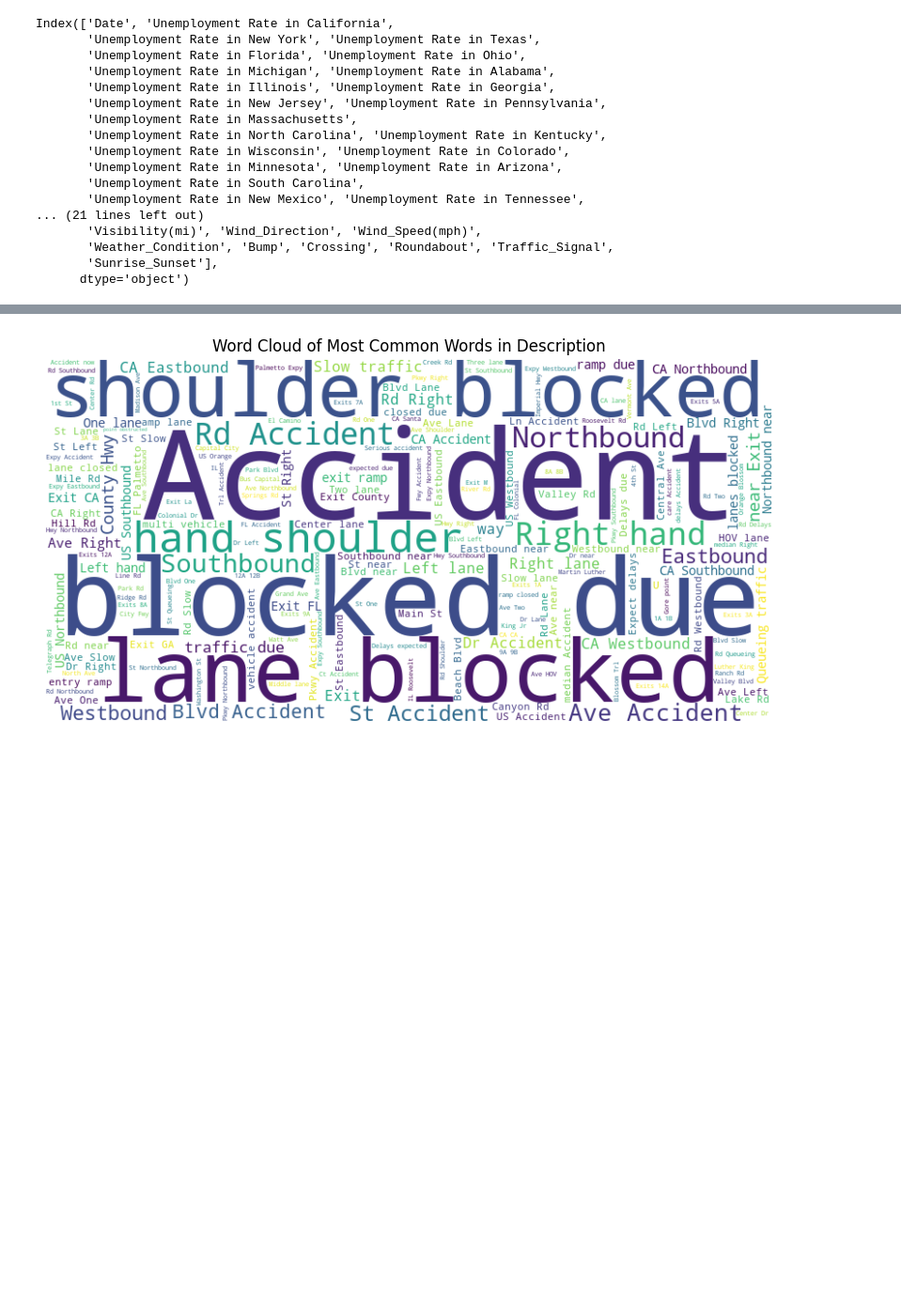
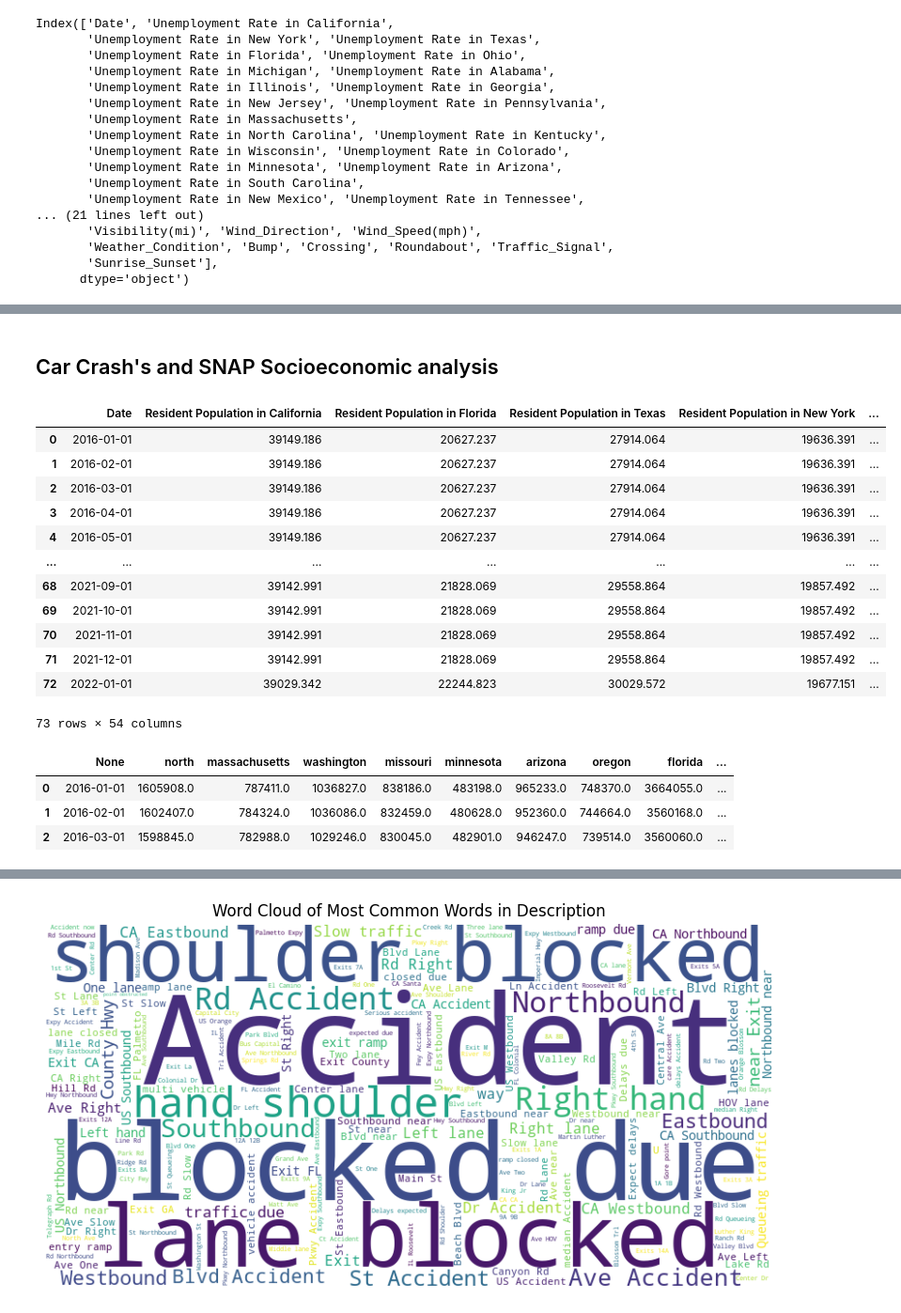
Before and after one commit to MatthewKolotylo/Car-Crash-Analytics-, a Jupyter notebook: Project Master Copy.ipynb, the cells around one changed output, grey strips where cells are left out. Shown at 94% size. Drawn from its saved outputs; the diff is of its cells as text; code cells hidden in the pictures; blank space fills up the shorter version.

```diff
--- a/Project Master Copy.ipynb
+++ b/Project Master Copy.ipynb
@@ -450,3 +450,11 @@ snap_df.head(3)
 | 1981-03-01 | 641269.0 | 453040.0 | 282814.0 | 392795.0 | ... |
 # %% [markdown]
 ## Fred Data Cleaning
+# %%
+#filting data to only include 2016-2022 and making a date column
+population_df.reset_index(inplace=True)
+population_df = population_df[population_df['index'].dt.year >= 2016]
+population_df.rename(columns={'index':'Date'}, inplace=True)
+population_df.reset_index(drop=True,inplace=True)
+
+population_df.head(3)
@@ -885,3 +881,42 @@ states_mhhi_df
 #merged_df = pd.merge(unemployment_df, car_crash_df, on='date', how='inner')
 # %%
 #Do various areas with low socioeconomic status and income affect car accidents in any way? (correlation between the amount or severity of accidents and income/demographics)
+# %% [markdown]
+## Car Crash's and SNAP Socioeconomic analysis
+# %%
+# Interpolate resident population data for each month
+start_date = pd.to_datetime('2016-01-01')
+end_date = pd.to_datetime('2022-01-01')
+
+monthly_dates = pd.date_range(start=start_date, end=end_date, freq='MS')
+population_df.set_index('Date', inplace=True)
+expanded_df = population_df.reindex(monthly_dates)
+expanded_df.ffill(inplace=True)
+
+
+#making date column for expanded_df
+expanded_df.reset_index(inplace=True)
+expanded_df.rename(columns={'index':'Date'}, inplace=True)
+# %%
+expanded_df
+# %% [output]
+|  | Date | Resident Population in California | Resident Population in Florida | Resident Population in Texas | Resident Population in New York | ... |
+| 0 | 2016-01-01 | 39149.186 | 20627.237 | 27914.064 | 19636.391 | ... |
+| 1 | 2016-02-01 | 39149.186 | 20627.237 | 27914.064 | 19636.391 | ... |
+| 2 | 2016-03-01 | 39149.186 | 20627.237 | 27914.064 | 19636.391 | ... |
+| 3 | 2016-04-01 | 39149.186 | 20627.237 | 27914.064 | 19636.391 | ... |
+| 4 | 2016-05-01 | 39149.186 | 20627.237 | 27914.064 | 19636.391 | ... |
+| ... | ... | ... | ... | ... | ... | ... |
+| 68 | 2021-09-01 | 39142.991 | 21828.069 | 29558.864 | 19857.492 | ... |
+| 69 | 2021-10-01 | 39142.991 | 21828.069 | 29558.864 | 19857.492 | ... |
+| 70 | 2021-11-01 | 39142.991 | 21828.069 | 29558.864 | 19857.492 | ... |
+| 71 | 2021-12-01 | 39142.991 | 21828.069 | 29558.864 | 19857.492 | ... |
+| 72 | 2022-01-01 | 39029.342 | 22244.823 | 30029.572 | 19677.151 | ... |
+73 rows × 54 columns
+# %%
+snap_df.head(3)
+# %% [output]
+|  | None | north | massachusetts | washington | missouri | minnesota | arizona | oregon | florida | ... |
+| 0 | 2016-01-01 | 1605908.0 | 787411.0 | 1036827.0 | 838186.0 | 483198.0 | 965233.0 | 748370.0 | 3664055.0 | ... |
+| 1 | 2016-02-01 | 1602407.0 | 784324.0 | 1036086.0 | 832459.0 | 480628.0 | 952360.0 | 744664.0 | 3560168.0 | ... |
+| 2 | 2016-03-01 | 1598845.0 | 782988.0 | 1029246.0 | 830045.0 | 482901.0 | 946247.0 | 739514.0 | 3560060.0 | ... |
```
Also changed, not shown: parts of 14 cells of this notebook.
